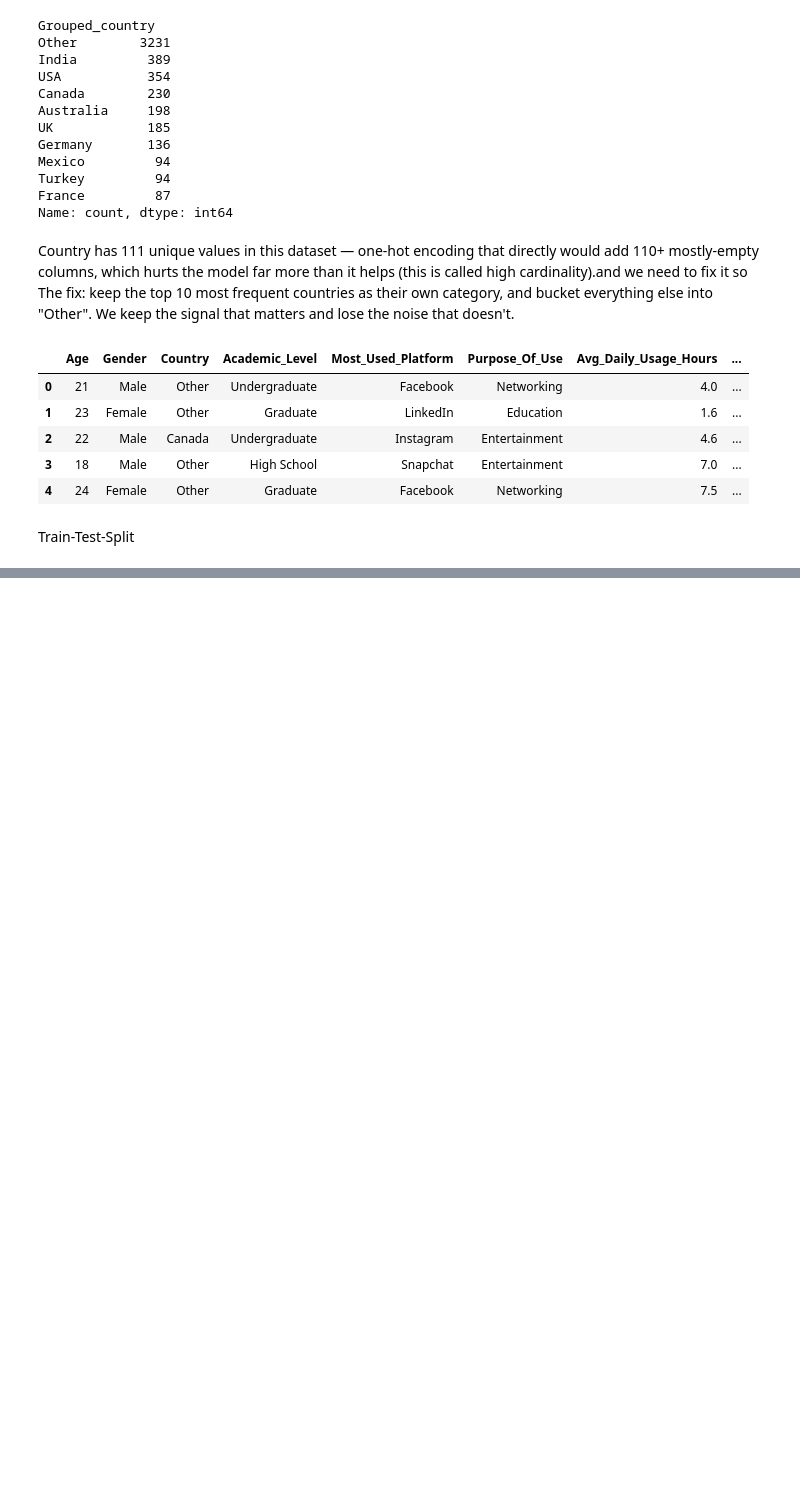
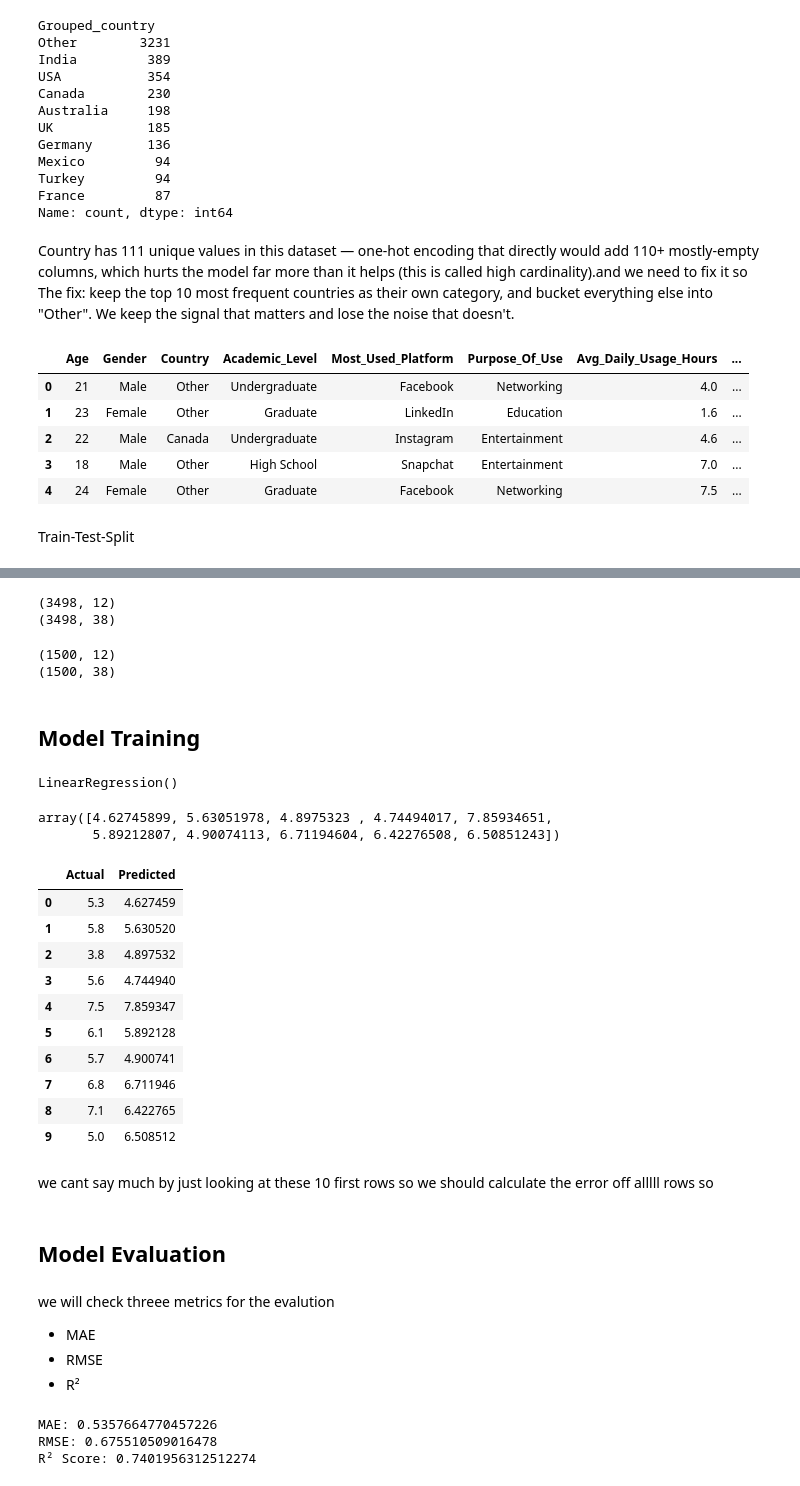
Before and after one commit to amnaherex/ML-Project, a Jupyter notebook: ML.ipynb, the cells around one changed output, grey strips where cells are left out. Drawn from its saved outputs; the diff is of its cells as text; code cells hidden in the pictures; blank space fills up the shorter version.

Commit message:
Preprocessing, Model Training and Evaluation

```diff
--- a/ML.ipynb
+++ b/ML.ipynb
@@ -585,0 +642,58 @@ KeyError: "['Grouped_country'] not in index"
+# %%
+X_train_processed = preprocessor.fit_transform(X_train)
+print(X_train.shape)
+print(X_train_processed.shape)
+# %% [output]
+(3498, 12)
+(3498, 38)
+# %%
+X_test_processed = preprocessor.transform(X_test)
+
+print(X_test.shape)
+print(X_test_processed.shape)
+# %% [output]
+(1500, 12)
+(1500, 38)
+# %% [markdown]
+## Model Training
+# %%
+from sklearn.linear_model import LinearRegression
+model = LinearRegression()
+model.fit(X_train_processed, y_train)
+# %% [output]
+LinearRegression()
+# %%
+y_pred = model.predict(X_test_processed)
+# %%
+y_pred[:10]
+# %% [output]
+array([4.62745899, 5.63051978, 4.8975323 , 4.74494017, 7.85934651,
+       5.89212807, 4.90074113, 6.71194604, 6.42276508, 6.50851243])
+# %%
+results = pd.DataFrame({
+    'Actual': y_test.values,
+    'Predicted': y_pred
+})
+
+results.head(10)
+# %% [output]
+|  | Actual | Predicted |
+| 0 | 5.3 | 4.627459 |
+| 1 | 5.8 | 5.630520 |
+| 2 | 3.8 | 4.897532 |
+| 3 | 5.6 | 4.744940 |
+| 4 | 7.5 | 7.859347 |
+| 5 | 6.1 | 5.892128 |
+| 6 | 5.7 | 4.900741 |
+| 7 | 6.8 | 6.711946 |
+| 8 | 7.1 | 6.422765 |
+| 9 | 5.0 | 6.508512 |
+# %% [markdown]
+we cant say much by just looking at these 10 first rows so we should calculate the error off alllll rows so
+# %% [markdown]
+## Model Evaluation
+# %% [markdown]
+we will check threee metrics for the evalution
+* MAE
+* RMSE
+* R²
@@ -585,0 +703,16 @@ KeyError: "['Grouped_country'] not in index"
+# %%
+mae = mean_absolute_error(y_test, y_pred)
+
+mse = mean_squared_error(y_test, y_pred)
+
+rmse = np.sqrt(mse)
+
+r2 = r2_score(y_test, y_pred)
+
+print("MAE:", mae)
+print("RMSE:", rmse)
+print("R² Score:", r2)
+# %% [output]
+MAE: 0.5357664770457226
+RMSE: 0.675510509016478
+R² Score: 0.7401956312512274
```
Also changed, not shown: parts of 26 cells of this notebook.
